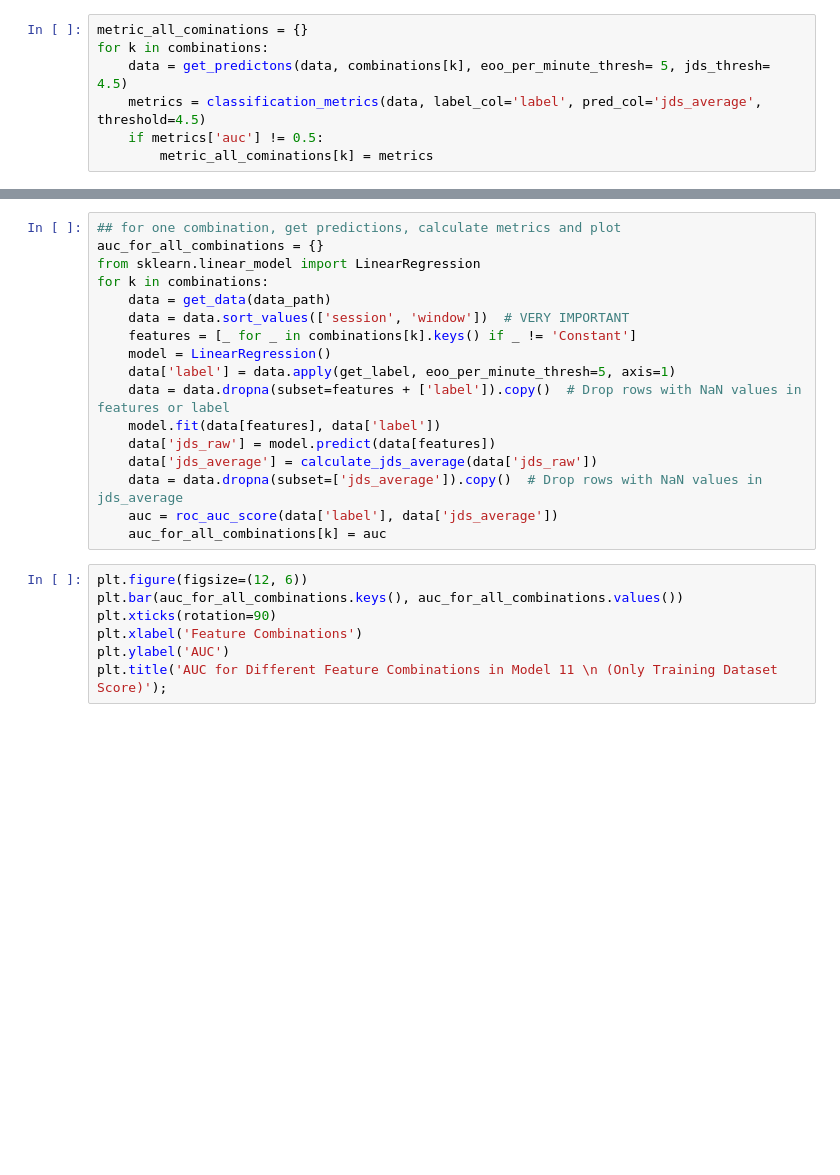
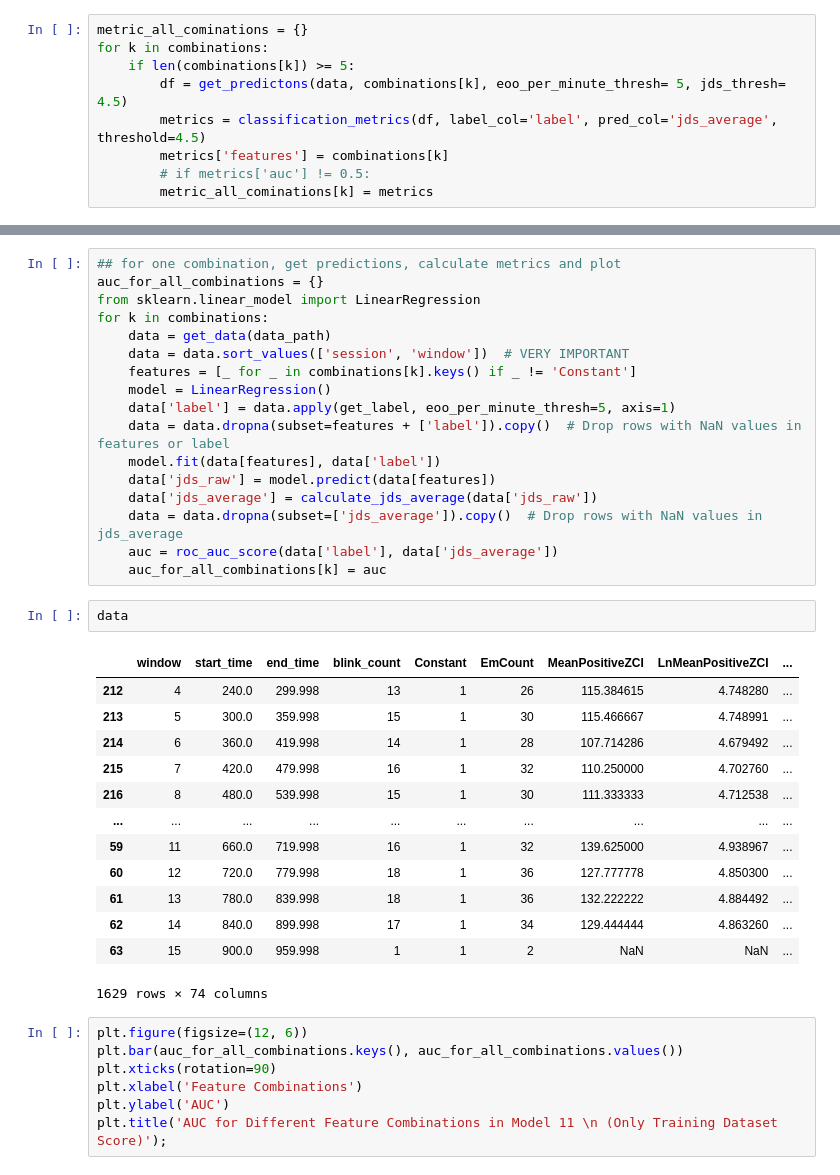
Before and after one commit to vjainoptalert/vj_post_hoc_model11, a Jupyter notebook: model11_feature_importance_analysis.ipynb, the cells around one changed output, grey strips where cells are left out. Cells and saved outputs as stored; diff of their text form; blank space fills up the shorter version.

```diff
--- a/model11_feature_importance_analysis.ipynb
+++ b/model11_feature_importance_analysis.ipynb
@@ -141,7 +168,9 @@ combinations = add_feature_combinations(combinations)
 # %%
 metric_all_cominations = {}
 for k in combinations:
-    data = get_predictons(data, combinations[k], eoo_per_minute_thresh= 5, jds_thresh= 4.5)
-    metrics = classification_metrics(data, label_col='label', pred_col='jds_average', threshold=4.5)
-    if metrics['auc'] != 0.5:
+    if len(combinations[k]) >= 5:
+        df = get_predictons(data, combinations[k], eoo_per_minute_thresh= 5, jds_thresh= 4.5)
+        metrics = classification_metrics(df, label_col='label', pred_col='jds_average', threshold=4.5)
+        metrics['features'] = combinations[k]
+        # if metrics['auc'] != 0.5:
         metric_all_cominations[k] = metrics
@@ -193,6 +267,22 @@ for k in combinations:
     data = data.dropna(subset=['jds_average']).copy()  # Drop rows with NaN values in jds_average
     auc = roc_auc_score(data['label'], data['jds_average'])
     auc_for_all_combinations[k] = auc
+# %%
+data
+# %% [output]
+|  | window | start_time | end_time | blink_count | Constant | EmCount | MeanPositiveZCI | LnMeanPositiveZCI | ... |
+| 212 | 4 | 240.0 | 299.998 | 13 | 1 | 26 | 115.384615 | 4.748280 | ... |
+| 213 | 5 | 300.0 | 359.998 | 15 | 1 | 30 | 115.466667 | 4.748991 | ... |
+| 214 | 6 | 360.0 | 419.998 | 14 | 1 | 28 | 107.714286 | 4.679492 | ... |
+| 215 | 7 | 420.0 | 479.998 | 16 | 1 | 32 | 110.250000 | 4.702760 | ... |
+| 216 | 8 | 480.0 | 539.998 | 15 | 1 | 30 | 111.333333 | 4.712538 | ... |
+| ... | ... | ... | ... | ... | ... | ... | ... | ... | ... |
+| 59 | 11 | 660.0 | 719.998 | 16 | 1 | 32 | 139.625000 | 4.938967 | ... |
+| 60 | 12 | 720.0 | 779.998 | 18 | 1 | 36 | 127.777778 | 4.850300 | ... |
+| 61 | 13 | 780.0 | 839.998 | 18 | 1 | 36 | 132.222222 | 4.884492 | ... |
+| 62 | 14 | 840.0 | 899.998 | 17 | 1 | 34 | 129.444444 | 4.863260 | ... |
+| 63 | 15 | 900.0 | 959.998 | 1 | 1 | 2 | NaN | NaN | ... |
+1629 rows × 74 columns
 # %%
 plt.figure(figsize=(12, 6))
 plt.bar(auc_for_all_combinations.keys(), auc_for_all_combinations.values())
```
Also changed, not shown: parts of 14 cells of this notebook.
